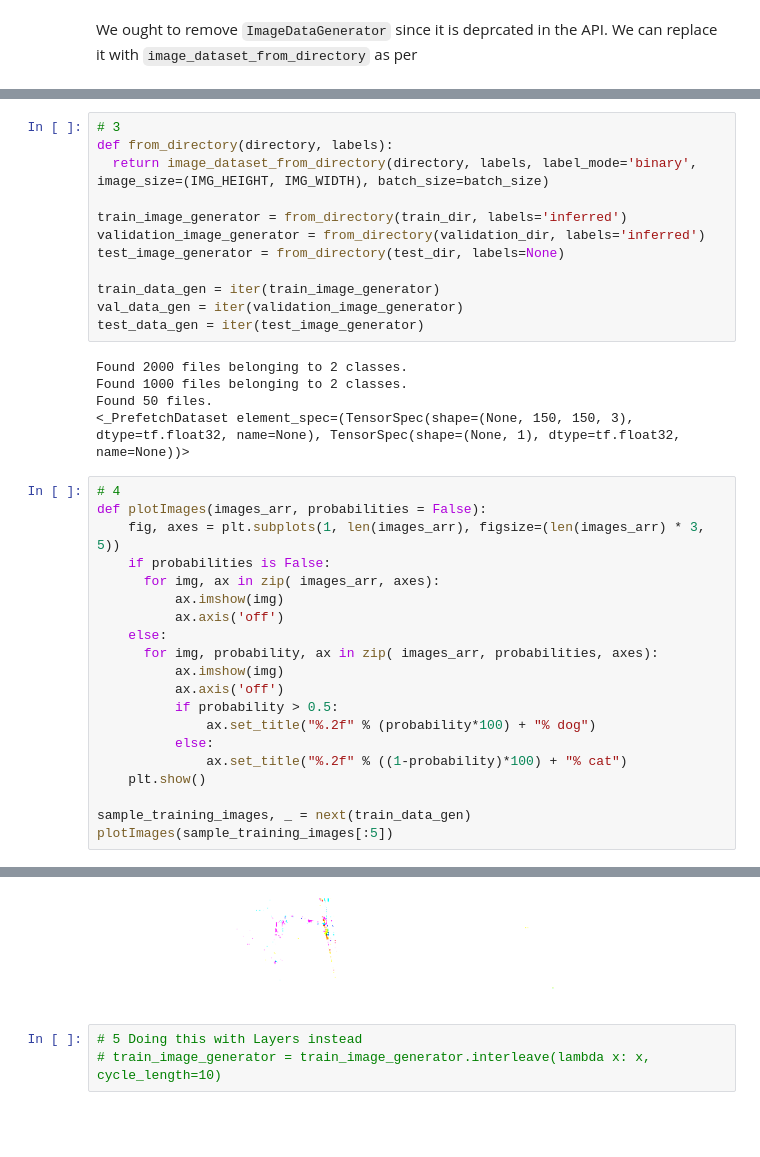
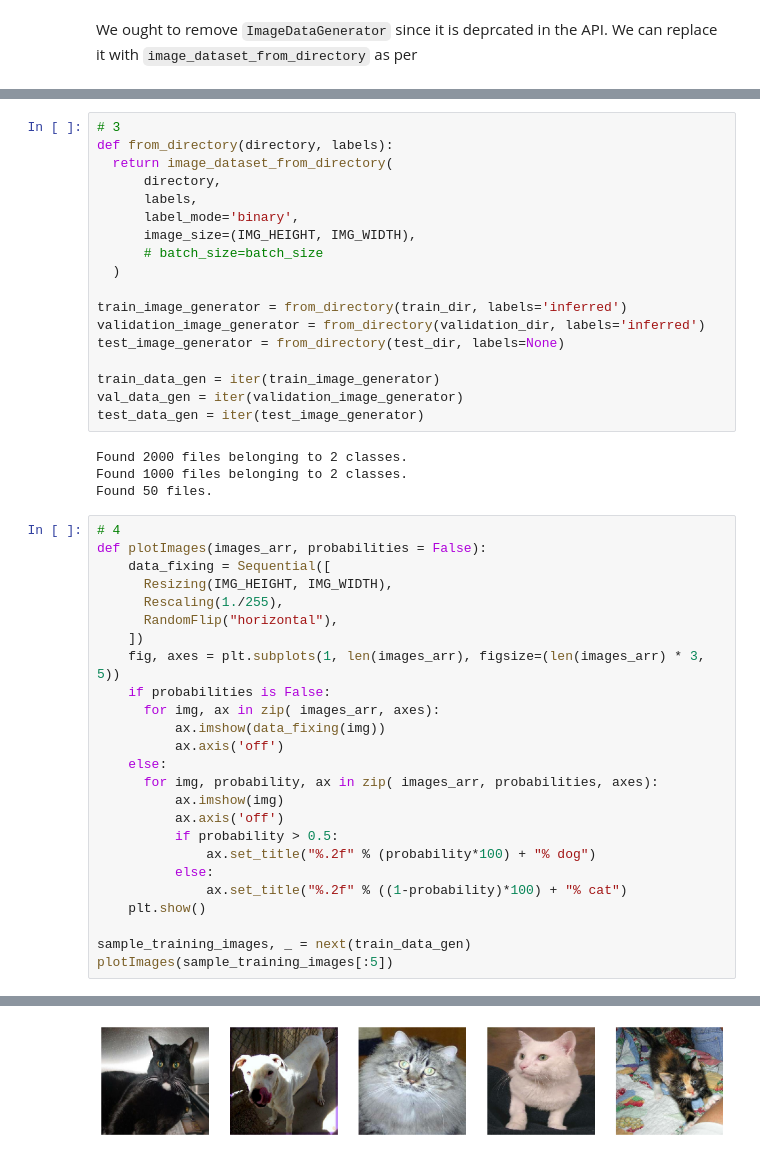
Before and after one commit to jtmonroe/FreeCodeCamp-MachineLearning, a Jupyter notebook: fcc_cat_dog.ipynb, the cells around one changed output, grey strips where cells are left out. Saved outputs shown, nothing was run; the diff lists cells and outputs as text; blank space fills up the shorter version.

```diff
--- a/fcc_cat_dog.ipynb
+++ b/fcc_cat_dog.ipynb
@@ -68,7 +50,13 @@ Streaming output truncated to the last 5000 lines.
 # %%
 # 3
 def from_directory(directory, labels):
-  return image_dataset_from_directory(directory, labels, label_mode='binary', image_size=(IMG_HEIGHT, IMG_WIDTH), batch_size=batch_size)
+  return image_dataset_from_directory(
+      directory,
+      labels,
+      label_mode='binary',
+      image_size=(IMG_HEIGHT, IMG_WIDTH),
+      # batch_size=batch_size
+  )
 
 train_image_generator = from_directory(train_dir, labels='inferred')
 validation_image_generator = from_directory(validation_dir, labels='inferred')
@@ -81,14 +69,18 @@ test_data_gen = iter(test_image_generator)
 Found 2000 files belonging to 2 classes.
 Found 1000 files belonging to 2 classes.
 Found 50 files.
-<_PrefetchDataset element_spec=(TensorSpec(shape=(None, 150, 150, 3), dtype=tf.float32, name=None), TensorSpec(shape=(None, 1), dtype=tf.float32, name=None))>
 # %%
 # 4
 def plotImages(images_arr, probabilities = False):
+    data_fixing = Sequential([
+      Resizing(IMG_HEIGHT, IMG_WIDTH),
+      Rescaling(1./255),
+      RandomFlip("horizontal"),
+    ])
     fig, axes = plt.subplots(1, len(images_arr), figsize=(len(images_arr) * 3, 5))
     if probabilities is False:
       for img, ax in zip( images_arr, axes):
-          ax.imshow(img)
+          ax.imshow(data_fixing(img))
           ax.axis('off')
     else:
       for img, probability, ax in zip( images_arr, probabilities, axes):
@@ -111,4 +98 @@ WARNING:matplotlib.image:Clipping input data to the valid range for imshow with
-[figure, old version]
+[figure, new version]
-# %%
-# 5 Doing this with Layers instead
-# train_image_generator = train_image_generator.interleave(lambda x: x, cycle_length=10)
```
Also changed, not shown: parts of 14 cells of this notebook.
